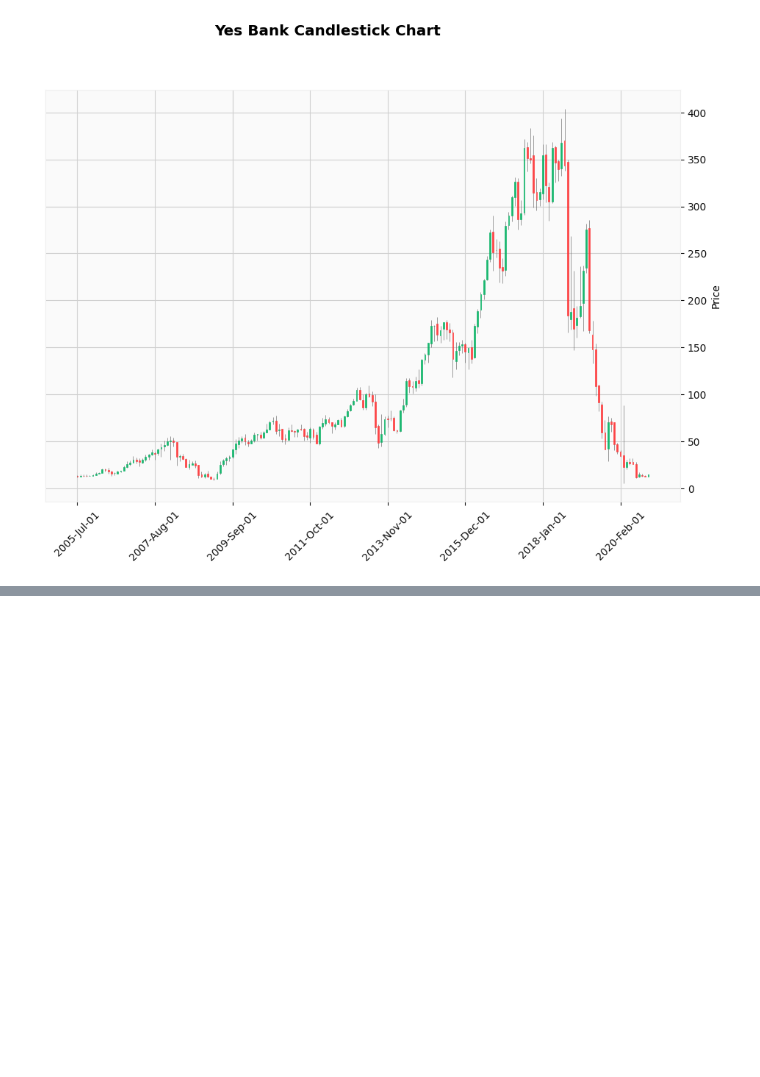
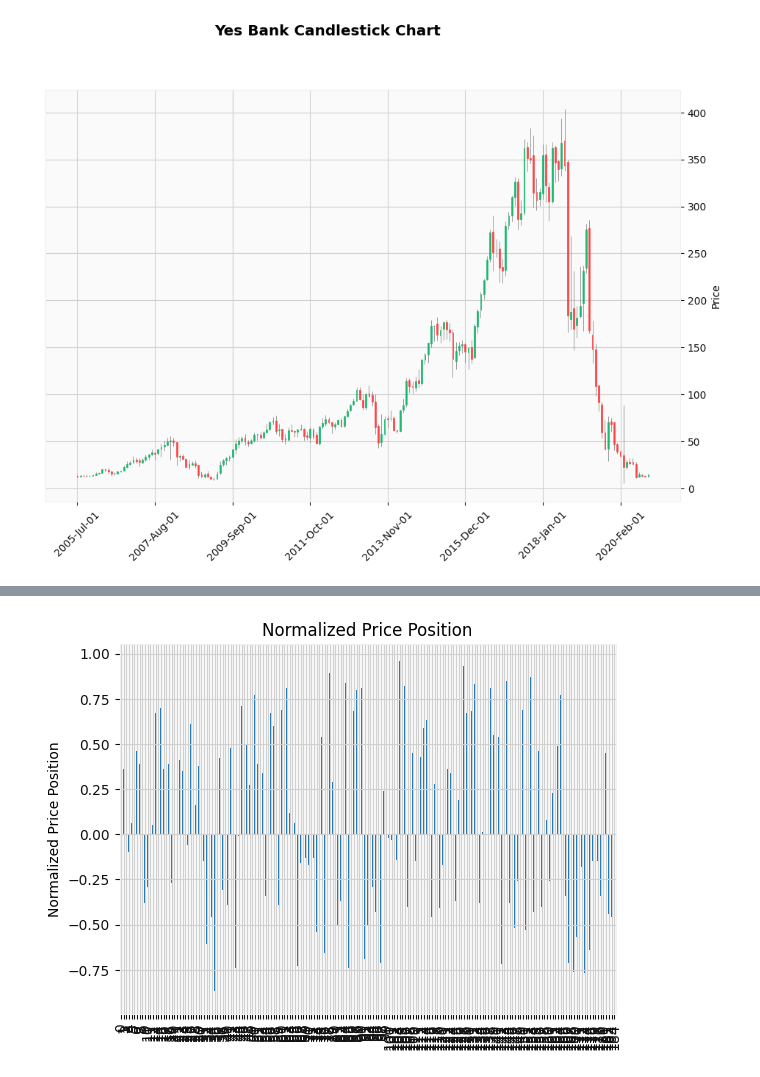
Before and after one commit to rksonu21/ML_Alma_Better, a Jupyter notebook: Yes_Bank_Regression.ipynb, the cells around one changed output, grey strips where cells are left out. Drawn from its saved outputs; the diff is of its cells as text; code cells hidden in the pictures; blank space fills up the shorter version.

```diff
--- a/Yes_Bank_Regression.ipynb
+++ b/Yes_Bank_Regression.ipynb
@@ -81,0 +82,8 @@ yb_df.head()
+# %%
+#Chart New Features
+# Plot the 'Normalised Price Position'
+yb_df['Normalised Price Position'].plot(kind='bar', title='Normalized Price Position')
+plt.ylabel('Normalized Price Position')
+plt.show()
+# %% [output]
+[figure, added]
```
Also changed, not shown: parts of 9 cells of this notebook.
